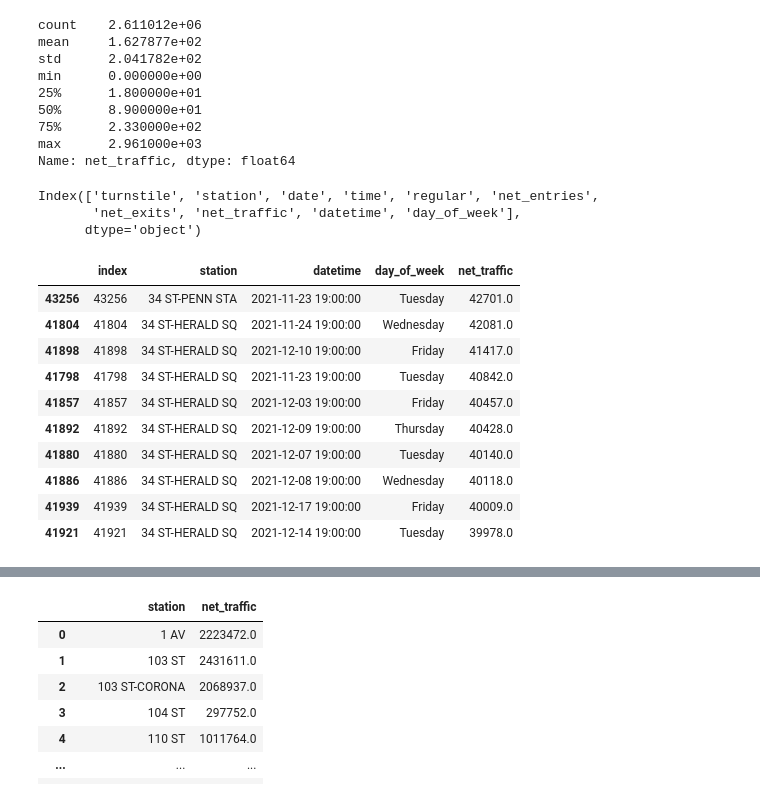
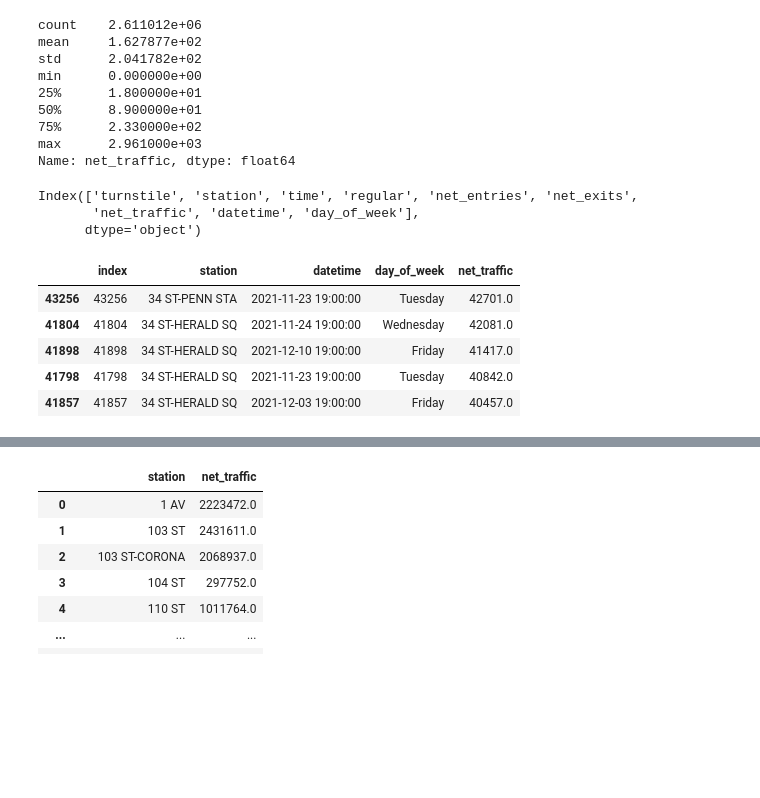
Before and after one commit to katereiss/EDA_repo, a Jupyter notebook: MTA_2021.ipynb, the cells around one changed output, grey strips where cells are left out. Drawn from its saved outputs; the diff is of its cells as text; code cells hidden in the pictures; blank space fills up the shorter version.

```diff
--- a/MTA_2021.ipynb
+++ b/MTA_2021.ipynb
@@ -16,7 +34,7 @@ df = pd.concat(dfs)
 from sqlalchemy import create_engine
 from sqlalchemy import inspect
 # %%
-engine = create_engine("sqlite:///mta_data.db", pool_pre_ping=True)
+engine = create_engine("sqlite:///mta_data/mta_data.db", pool_pre_ping=True)
 # %%
 !pwd
 # %% [output]
@@ -73,4 +92,4 @@ from datetime import datetime
 df['day_of_week'] = df['datetime'].dt.day_name()
 
 #delete unnecessary columns
-df.drop(['control_area','unit','scp','lines','division','entries','exits'], axis=1, inplace = True)
+df.drop(['control_area','unit','scp','date','lines','division','entries','exits'], axis=1, inplace = True)
@@ -140,23 +157,18 @@ Name: net_traffic, dtype: float64
 # %%
 df1.columns
 # %% [output]
-Index(['turnstile', 'station', 'date', 'time', 'regular', 'net_entries',
-       'net_exits', 'net_traffic', 'datetime', 'day_of_week'],
+Index(['turnstile', 'station', 'time', 'regular', 'net_entries', 'net_exits',
+       'net_traffic', 'datetime', 'day_of_week'],
       dtype='object')
 # %%
 #df3 is one row per datetime unit, 4 hour intervals. Each row = all turnstiles for one station in 4-hour window.
 df3 = df1.groupby(['station','datetime', 'day_of_week'], as_index = False)['net_traffic'].sum().reset_index()
 df3 = df3.sort_values('net_traffic', ascending = False)
-df3.head(10)
+df3.head()
 # %% [output]
 |  | index | station | datetime | day_of_week | net_traffic |
 | 43256 | 43256 | 34 ST-PENN STA | 2021-11-23 19:00:00 | Tuesday | 42701.0 |
 | 41804 | 41804 | 34 ST-HERALD SQ | 2021-11-24 19:00:00 | Wednesday | 42081.0 |
 | 41898 | 41898 | 34 ST-HERALD SQ | 2021-12-10 19:00:00 | Friday | 41417.0 |
 | 41798 | 41798 | 34 ST-HERALD SQ | 2021-11-23 19:00:00 | Tuesday | 40842.0 |
 | 41857 | 41857 | 34 ST-HERALD SQ | 2021-12-03 19:00:00 | Friday | 40457.0 |
-| 41892 | 41892 | 34 ST-HERALD SQ | 2021-12-09 19:00:00 | Thursday | 40428.0 |
-| 41880 | 41880 | 34 ST-HERALD SQ | 2021-12-07 19:00:00 | Tuesday | 40140.0 |
-| 41886 | 41886 | 34 ST-HERALD SQ | 2021-12-08 19:00:00 | Wednesday | 40118.0 |
-| 41939 | 41939 | 34 ST-HERALD SQ | 2021-12-17 19:00:00 | Friday | 40009.0 |
-| 41921 | 41921 | 34 ST-HERALD SQ | 2021-12-14 19:00:00 | Tuesday | 39978.0 |
```
Also changed, not shown: parts of 48 cells of this notebook.
